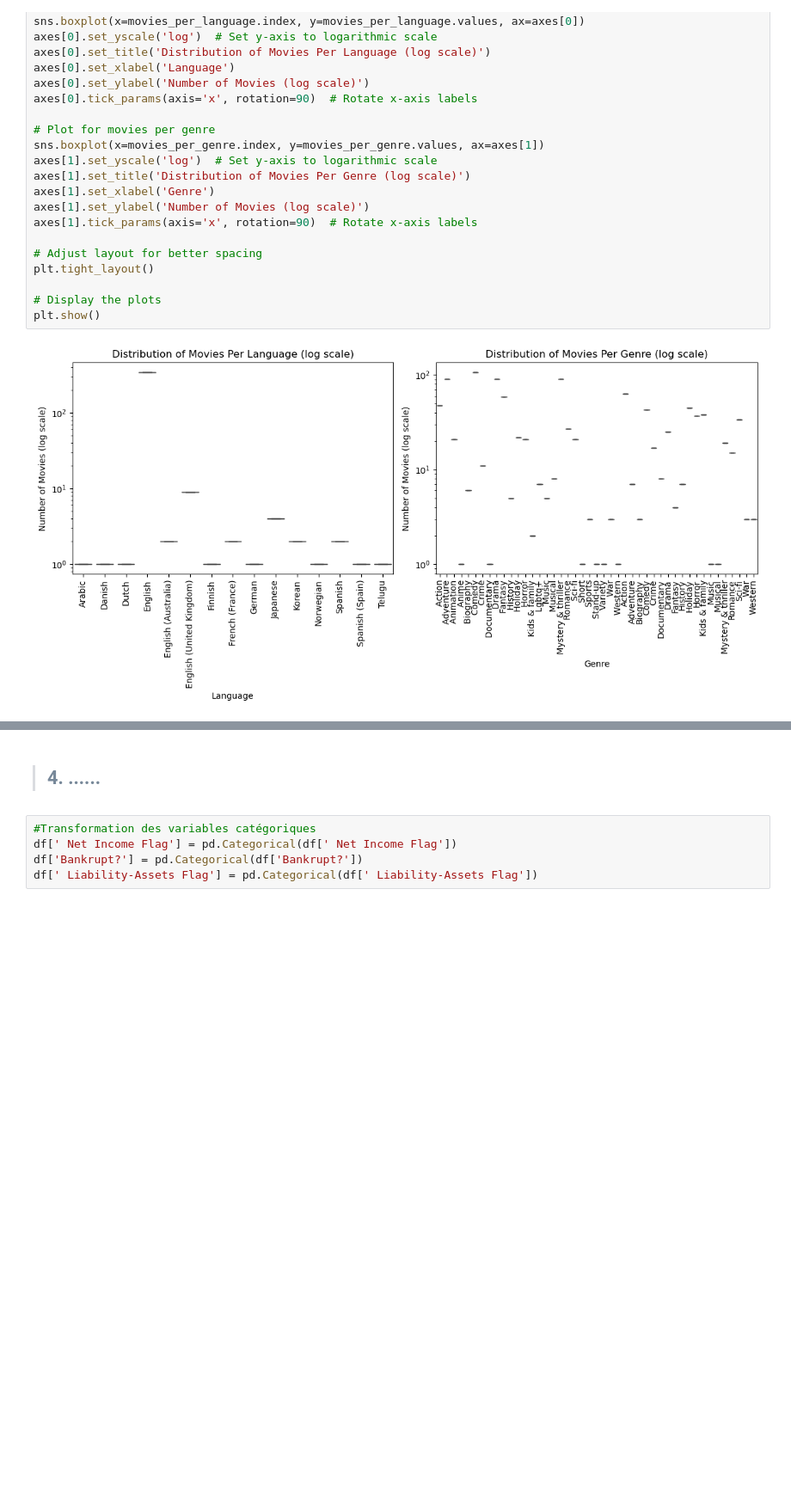
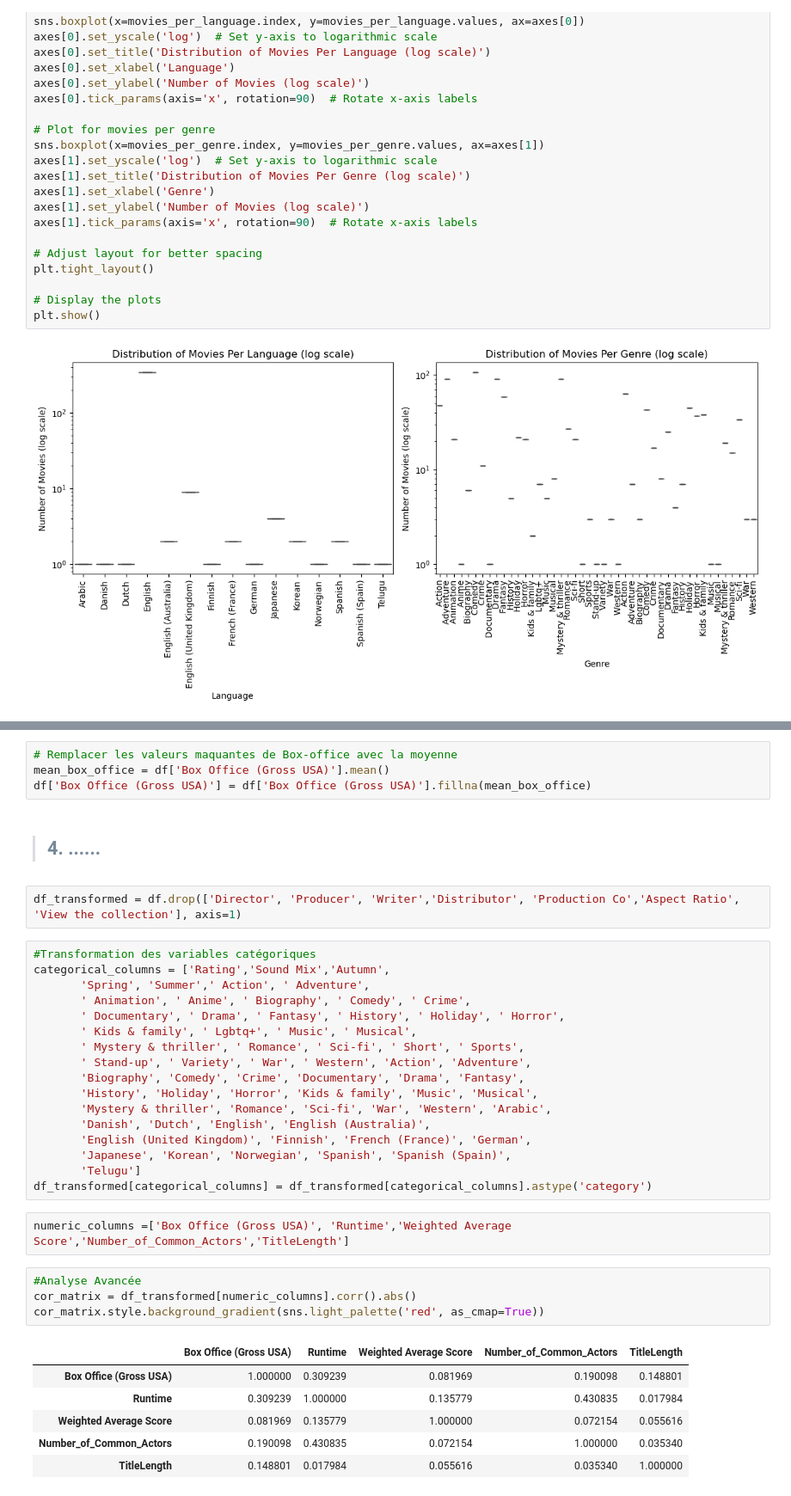
Before and after one commit to ZakaryaAD/Projet-Data-ALAMI-et-Blel, a Jupyter notebook: Web scraping with Selenium.ipynb, the cells around one changed output, grey strips where cells are left out. Shown at 86% size. Drawn from its saved outputs; the diff is of its cells as text; blank space fills up the shorter version.

```diff
--- a/Web scraping with Selenium.ipynb
+++ b/Web scraping with Selenium.ipynb
@@ -379,7 +502,38 @@ TitleLength                                           0
+# %%
+# Remplacer les valeurs maquantes de Box-office avec la moyenne
+mean_box_office = df['Box Office (Gross USA)'].mean()
+df['Box Office (Gross USA)'] = df['Box Office (Gross USA)'].fillna(mean_box_office)
 # %% [markdown]
 <blockquote> <h2 style="color:LightSlateGray" > 4.  ...... </h2>   </blockquote>
-# %%
-#Transformation des variables catégoriques
-df[' Net Income Flag'] = pd.Categorical(df[' Net Income Flag'])
-df['Bankrupt?'] = pd.Categorical(df['Bankrupt?'])
-df[' Liability-Assets Flag'] = pd.Categorical(df[' Liability-Assets Flag'])
+# %%
+df_transformed = df.drop(['Director', 'Producer', 'Writer','Distributor', 'Production Co','Aspect Ratio', 'View the collection'], axis=1)
+# %%
+#Transformation des variables catégoriques
+categorical_columns = ['Rating','Sound Mix','Autumn',
+       'Spring', 'Summer',' Action', ' Adventure',
+       ' Animation', ' Anime', ' Biography', ' Comedy', ' Crime',
+       ' Documentary', ' Drama', ' Fantasy', ' History', ' Holiday', ' Horror',
+       ' Kids & family', ' Lgbtq+', ' Music', ' Musical',
+       ' Mystery & thriller', ' Romance', ' Sci-fi', ' Short', ' Sports',
+       ' Stand-up', ' Variety', ' War', ' Western', 'Action', 'Adventure',
+       'Biography', 'Comedy', 'Crime', 'Documentary', 'Drama', 'Fantasy',
+       'History', 'Holiday', 'Horror', 'Kids & family', 'Music', 'Musical',
+       'Mystery & thriller', 'Romance', 'Sci-fi', 'War', 'Western', 'Arabic',
+       'Danish', 'Dutch', 'English', 'English (Australia)',
+       'English (United Kingdom)', 'Finnish', 'French (France)', 'German',
+       'Japanese', 'Korean', 'Norwegian', 'Spanish', 'Spanish (Spain)',
+       'Telugu']
+df_transformed[categorical_columns] = df_transformed[categorical_columns].astype('category')
+# %%
+numeric_columns =['Box Office (Gross USA)', 'Runtime','Weighted Average Score','Number_of_Common_Actors','TitleLength']
+# %%
+#Analyse Avancée
+cor_matrix = df_transformed[numeric_columns].corr().abs()
+cor_matrix.style.background_gradient(sns.light_palette('red', as_cmap=True))
+# %% [output]
+|  | Box Office (Gross USA) | Runtime | Weighted Average Score | Number_of_Common_Actors | TitleLength |
+| Box Office (Gross USA) | 1.000000 | 0.309239 | 0.081969 | 0.190098 | 0.148801 |
+| Runtime | 0.309239 | 1.000000 | 0.135779 | 0.430835 | 0.017984 |
+| Weighted Average Score | 0.081969 | 0.135779 | 1.000000 | 0.072154 | 0.055616 |
+| Number_of_Common_Actors | 0.190098 | 0.430835 | 0.072154 | 1.000000 | 0.035340 |
+| TitleLength | 0.148801 | 0.017984 | 0.055616 | 0.035340 | 1.000000 |
```
Also changed, not shown: parts of 22 cells of this notebook.
